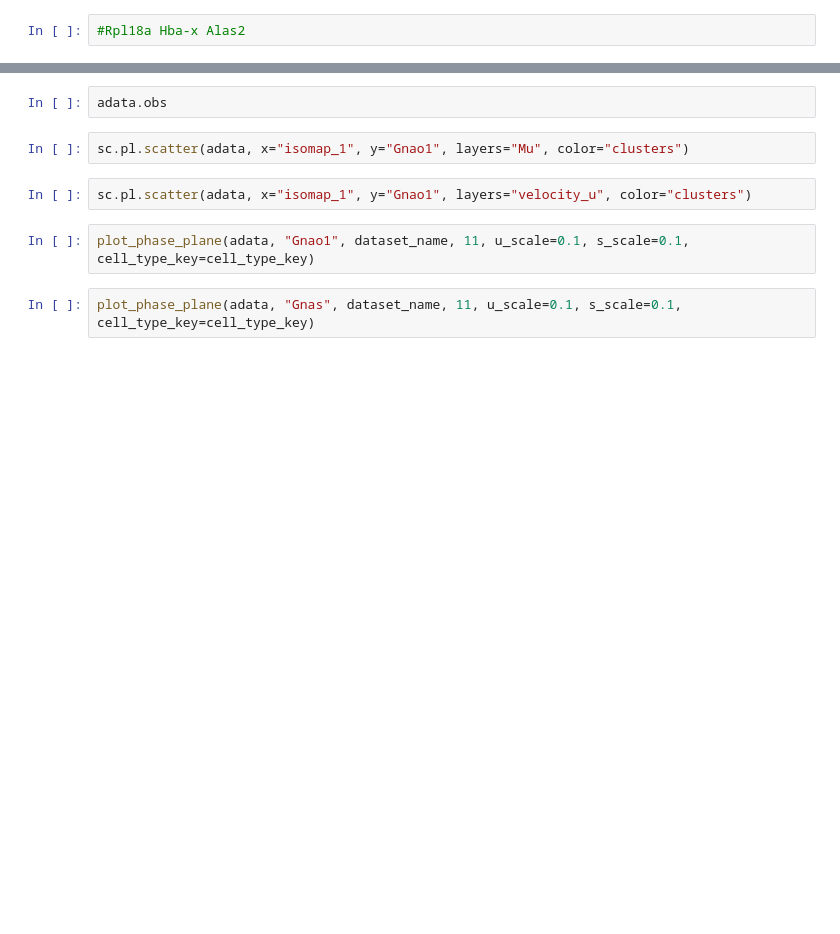
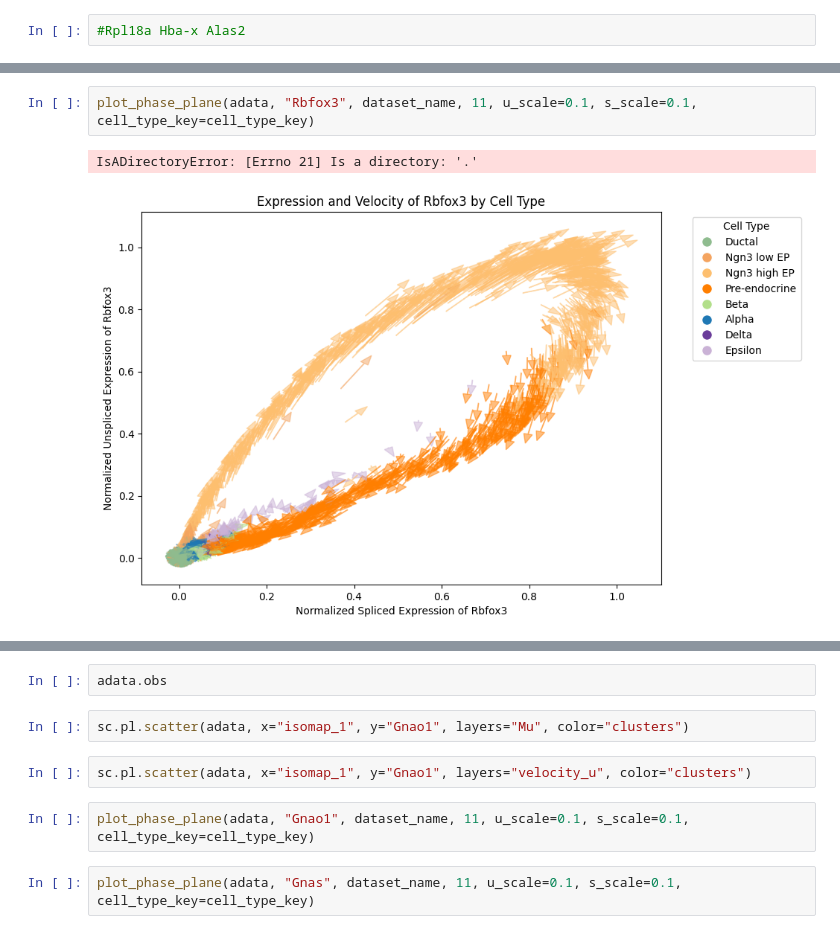
Before and after one commit to leonardogolinelli/VeloFormer, a Jupyter notebook: run_with_geodesic_preprocessing.ipynb, the cells around one changed output, grey strips where cells are left out. Saved outputs shown, nothing was run; the diff lists cells and outputs as text; blank space fills up the shorter version.

```diff
--- a/run_with_geodesic_preprocessing.ipynb
+++ b/run_with_geodesic_preprocessing.ipynb
@@ -441,4 +441,9 @@ pd.DataFrame(adata.uns["rank_velocity_genes"]["names"])
 100 rows × 8 columns
+# %%
+plot_phase_plane(adata, "Rbfox3", dataset_name, 11, u_scale=0.1, s_scale=0.1, cell_type_key=cell_type_key)
+# %% [output]
+IsADirectoryError: [Errno 21] Is a directory: '.'
+[figure, added]
 # %%
 plot_phase_plane(adata, "Gnas", dataset_name, 11, u_scale=0.1, s_scale=0.1, cell_type_key=cell_type_key)
 # %% [output]
```
Also changed, not shown: parts of 10 cells of this notebook, 2 other files.
